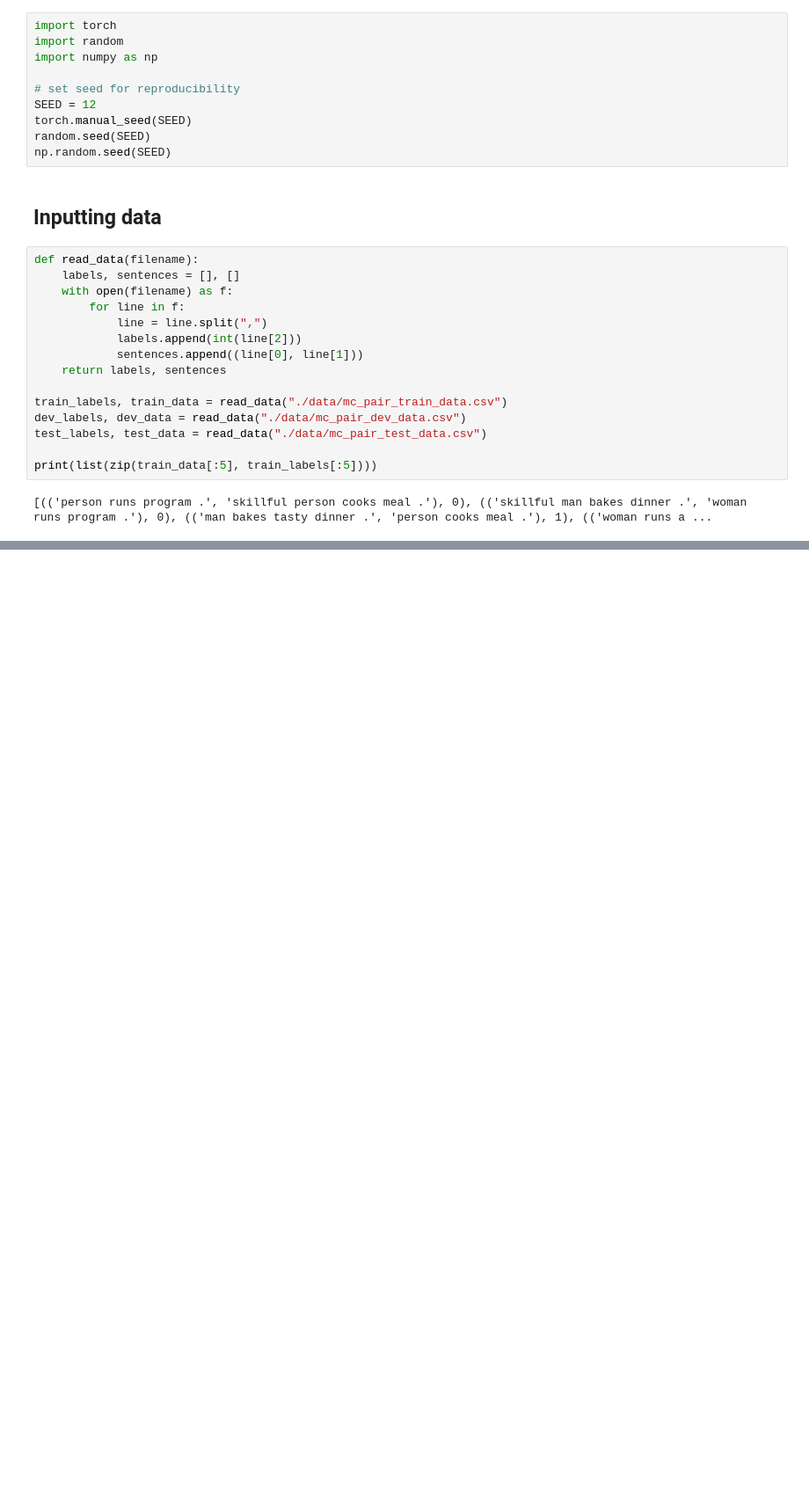
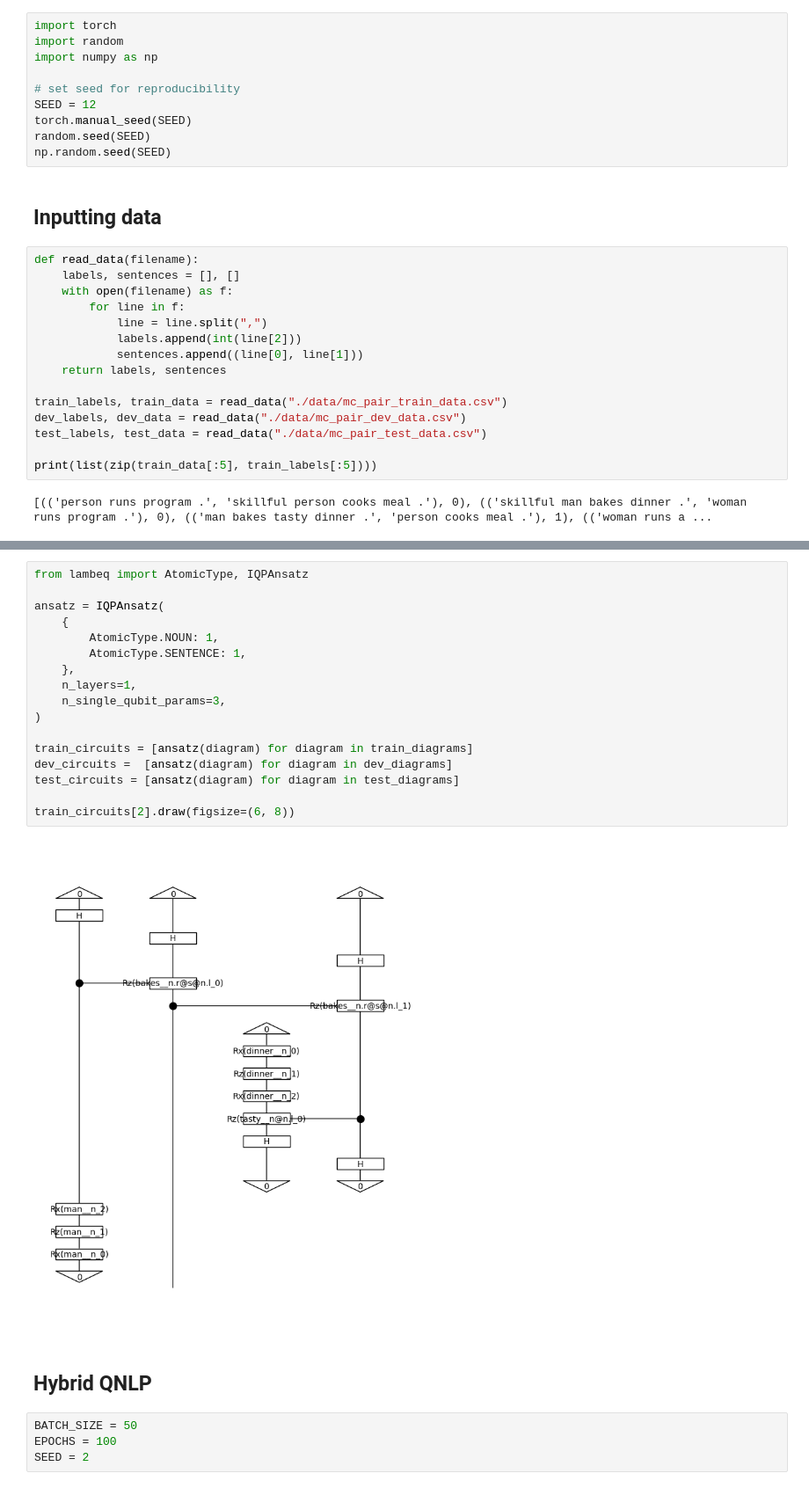
Before and after one commit to ethanator/quantum-lab, a Jupyter notebook: pennylane-tutorials/qnlp.ipynb, the cells around one changed output, grey strips where cells are left out. Shown: that part at 88% size. Cells and saved outputs as stored; diff of their text form; blank space fills up the shorter version.

Commit message:
✨ feat: Hybrid QNLP

```diff
--- a/pennylane-tutorials/qnlp.ipynb
+++ b/pennylane-tutorials/qnlp.ipynb
@@ -37,0 +78,25 @@ print(list(zip(train_data[:5], train_labels[:5])))
+# %%
+from lambeq import AtomicType, IQPAnsatz
+
+ansatz = IQPAnsatz(
+    {
+        AtomicType.NOUN: 1,
+        AtomicType.SENTENCE: 1,
+    },
+    n_layers=1,
+    n_single_qubit_params=3,
+)
+
+train_circuits = [ansatz(diagram) for diagram in train_diagrams]
+dev_circuits =  [ansatz(diagram) for diagram in dev_diagrams]
+test_circuits = [ansatz(diagram) for diagram in test_diagrams]
+
+train_circuits[2].draw(figsize=(6, 8))
+# %% [output]
+[figure, added]
+# %% [markdown]
+## Hybrid QNLP
+# %%
+BATCH_SIZE = 50
+EPOCHS = 100
+SEED = 2
```
Also changed, not shown: parts of 10 cells of this notebook, 1 other file.
